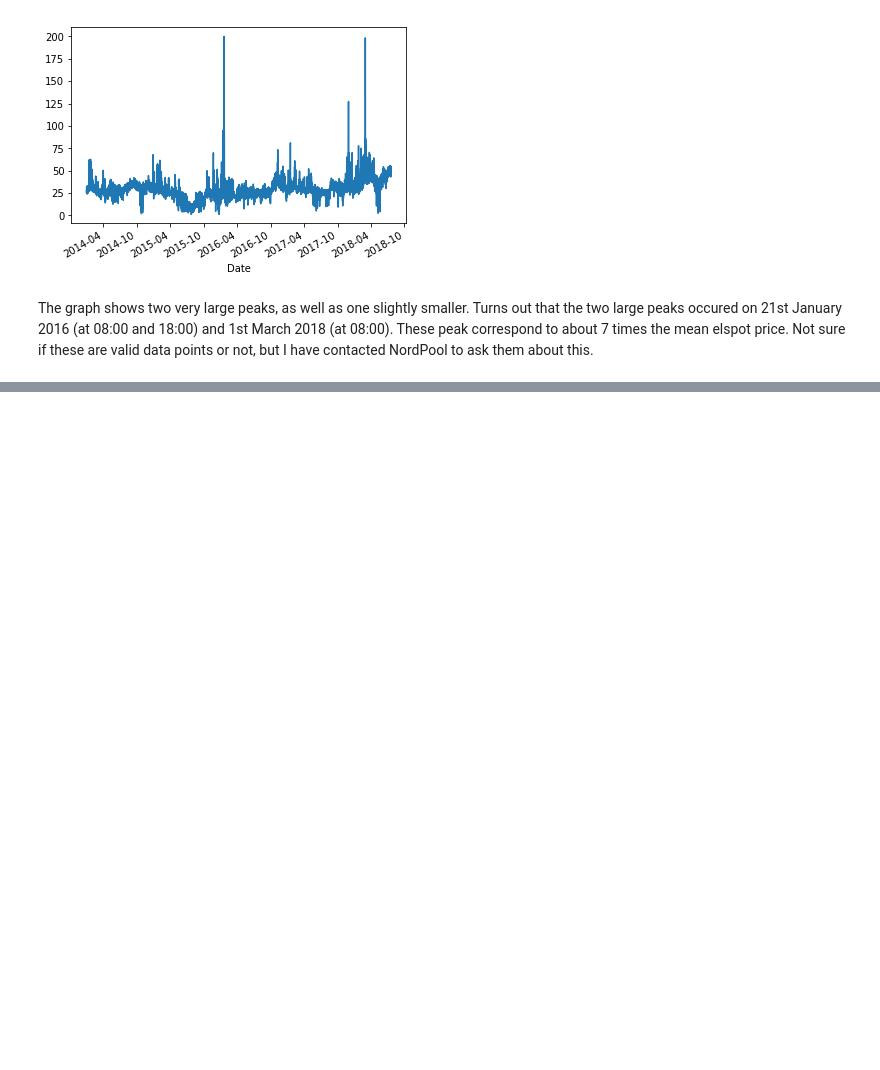
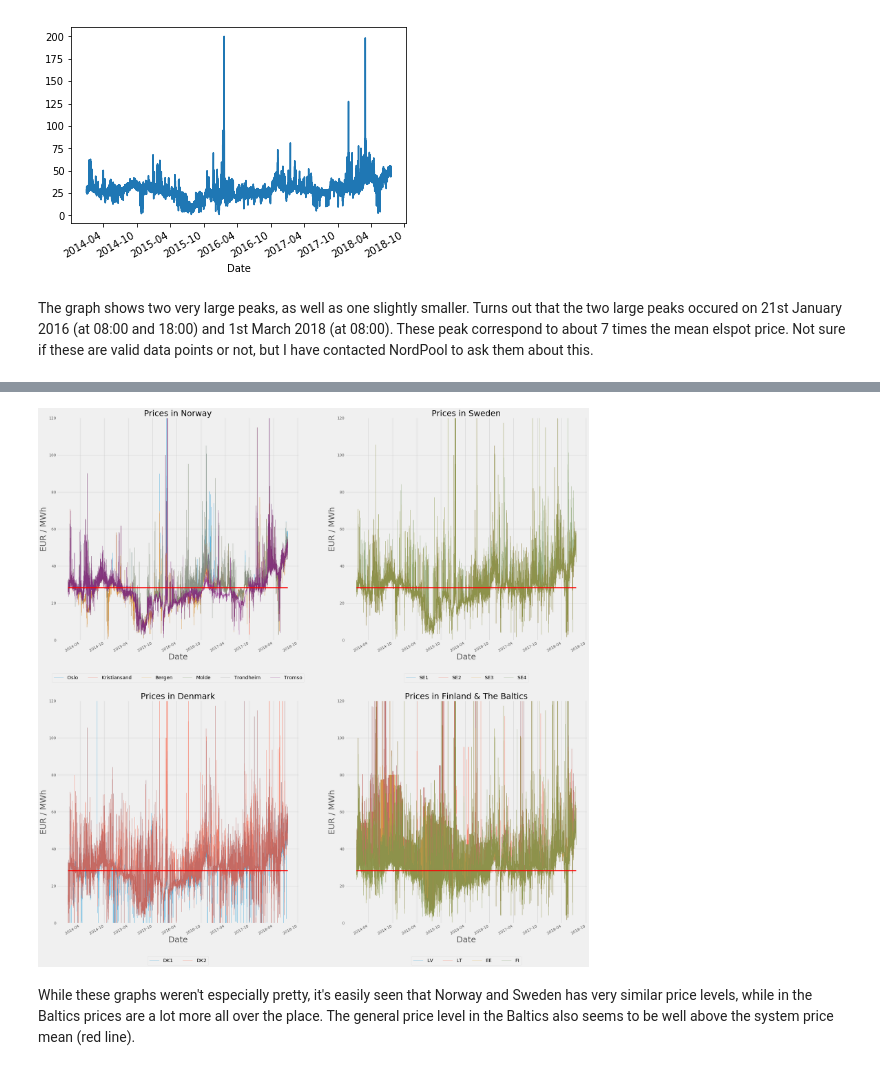
Before and after one commit to rasmusthog/nordpool-data-analysis, a Jupyter notebook: Nordpool Data Analysis.ipynb, the cells around one changed output, grey strips where cells are left out. Drawn from its saved outputs; the diff is of its cells as text; code cells hidden in the pictures; blank space fills up the shorter version.

```diff
--- a/Nordpool Data Analysis.ipynb
+++ b/Nordpool Data Analysis.ipynb
@@ -63,0 +59,76 @@ UsageError: Line magic function `%s_mean_years` not found.
+# %%
+# Create lists of zones specific to each country. Baltics and Finland is grouped together as
+# each country as one zone only
+norway = ["Oslo", "Kristiansand", "Bergen", "Molde", "Trondheim", "Tromso"]
+sweden = ["SE1", "SE2", "SE3", "SE4"]
+denmark = ["DK1", "DK2"]
+baltics_fin = ["LV", "LT", "EE", "FI"]
+colors = ["aqua", "blue4", "brown1", "cadetblue1", "chartreuse3", "darkseagreen1"]
+
+
+# Plot Norway
+plt.subplot(2,2,1)
+
+for zone in norway:
+    ax = elspot_df[zone].plot(linewidth=0.5, alpha=0.7, figsize=(30,30))
+    ax.set_ylim([0, 120]) # trying to avoid the large peaks
+
+
+ax.legend(loc='lower center', bbox_to_anchor=(0.5, -0.2), ncol=6, fontsize=18)
+ax.set_ylabel("EUR / MWh", fontsize=30)
+ax.set_xlabel("Date", fontsize=30)
+elspot_df["SYS_mean"] = elspot_df["SYS"].mean()
+ax.plot(elspot_df["SYS_mean"], color="r")
+ax.set_title("Prices in Norway", fontsize=30)
+
+# Plot Sweden
+plt.subplot(2,2,2)
+
+for zone in sweden:
+    ax = elspot_df[zone].plot(linewidth=0.5, alpha=0.7, figsize=(30,30))
+    ax.set_ylim([0, 120]) # trying to avoid the large peaks
+
+
+ax.legend(loc='lower center', bbox_to_anchor=(0.5, -0.2), ncol=6, fontsize=18)
+ax.set_ylabel("EUR / MWh", fontsize=30)
+ax.set_xlabel("Date", fontsize=30)
+elspot_df["SYS_mean"] = elspot_df["SYS"].mean()
+ax.plot(elspot_df["SYS_mean"], color="r")
+ax.set_title("Prices in Sweden", fontsize=30)
+
+# Plot Denmark
+plt.subplot(2,2,3)
+
+for zone in denmark:
+    ax = elspot_df[zone].plot(linewidth=0.5, alpha=0.7, figsize=(30,30))
+    ax.set_ylim([0, 120]) # trying to avoid the large peaks
+
+
+ax.legend(loc='lower center', bbox_to_anchor=(0.5, -0.2), ncol=6, fontsize=18)
+ax.set_ylabel("EUR / MWh", fontsize=30)
+ax.set_xlabel("Date", fontsize=30)
+elspot_df["SYS_mean"] = elspot_df["SYS"].mean()
+ax.plot(elspot_df["SYS_mean"], color="r")
+ax.set_title("Prices in Denmark", fontsize=30)
+
+# Plot Baltics & Finland
+plt.subplot(2,2,4)
+
+for zone in baltics_fin:
+    ax = elspot_df[zone].plot(linewidth=0.5, alpha=0.7, figsize=(30,30))
+    ax.set_ylim([0, 120]) # trying to avoid the large peaks
+
+
+ax.legend(loc='lower center', bbox_to_anchor=(0.5, -0.2), ncol=6, fontsize=18)
+ax.set_ylabel("EUR / MWh", fontsize=30)
+ax.set_xlabel("Date", fontsize=30)
+elspot_df["SYS_mean"] = elspot_df["SYS"].mean()
+ax.plot(elspot_df["SYS_mean"], color="r")
+ax.set_title("Prices in Finland & The Baltics", fontsize=30)
+
+
+plt.tight_layout(pad=5)
+# %% [output]
+[figure, added]
+# %% [markdown]
+While these graphs weren't especially pretty, it's easily seen that Norway and Sweden has very similar price levels, while in the Baltics prices are a lot more all over the place. The general price level in the Baltics also seems to be well above the system price mean (red line).
```
Also changed, not shown: parts of 6 cells of this notebook.
